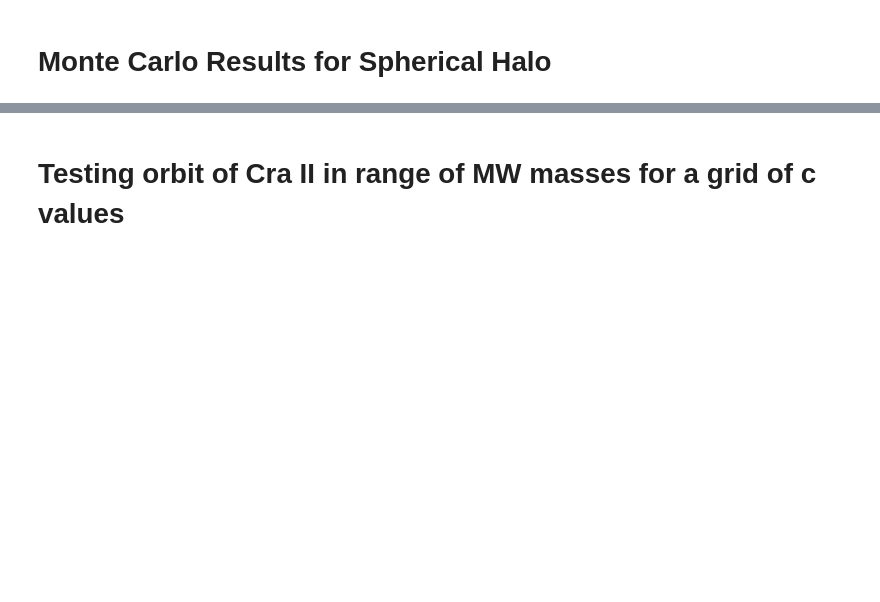
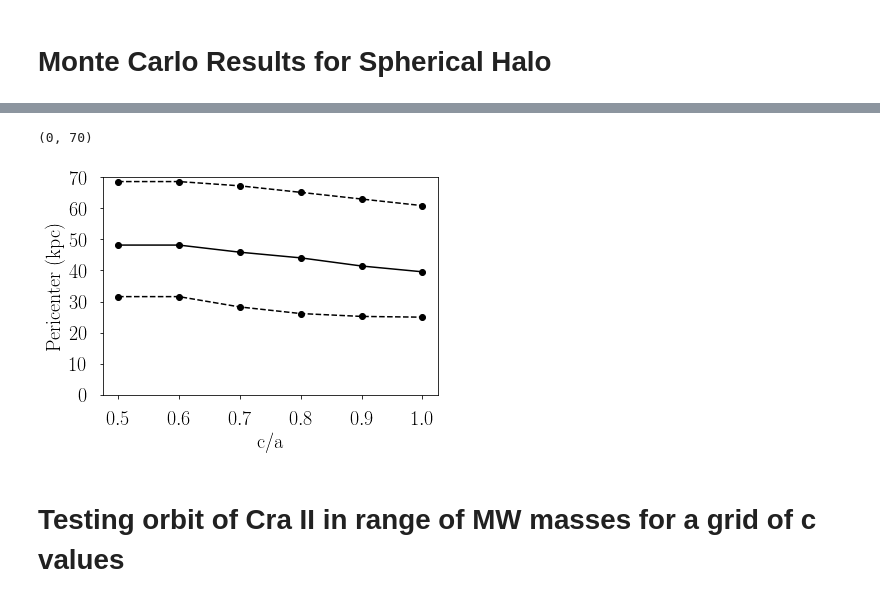
Before and after one commit to swfu/DwarfTidalStripping, a Jupyter notebook: craII_analysis.ipynb, the cells around one changed output, grey strips where cells are left out. Drawn from its saved outputs; the diff is of its cells as text; code cells hidden in the pictures; blank space fills up the shorter version.

```diff
--- a/craII_analysis.ipynb
+++ b/craII_analysis.ipynb
@@ -320,17 +355,20 @@ plt.plot(c_grid, peri40, marker='o',color='red')
 # %%
 plt.plot(c_grid, p16,marker='o',color='black',label='16th Perc.',ls='--')
 plt.plot(c_grid, p50,marker='o',color='black',label='50th Perc.',ls='-')
 plt.plot(c_grid, p84,marker='o',color='black',label='84th Perc.',ls='--')
 
-plt.xlabel('c',fontsize=20)
+plt.xlabel('c/a',fontsize=20)
 plt.ylabel('Pericenter (kpc)',fontsize=20)
 
 plt.xticks(fontsize=20)
 plt.yticks(fontsize=20)
 
 # plt.legend(fontsize=15)
 
 plt.ylim(0,70)
+# %% [output]
+(0, 70)
+[figure, added]
 # %% [markdown]
 # Testing orbit of Cra II in range of MW masses for a grid of c values
 # %%
```
Also changed, not shown: parts of 6 cells of this notebook, 3 other files.
